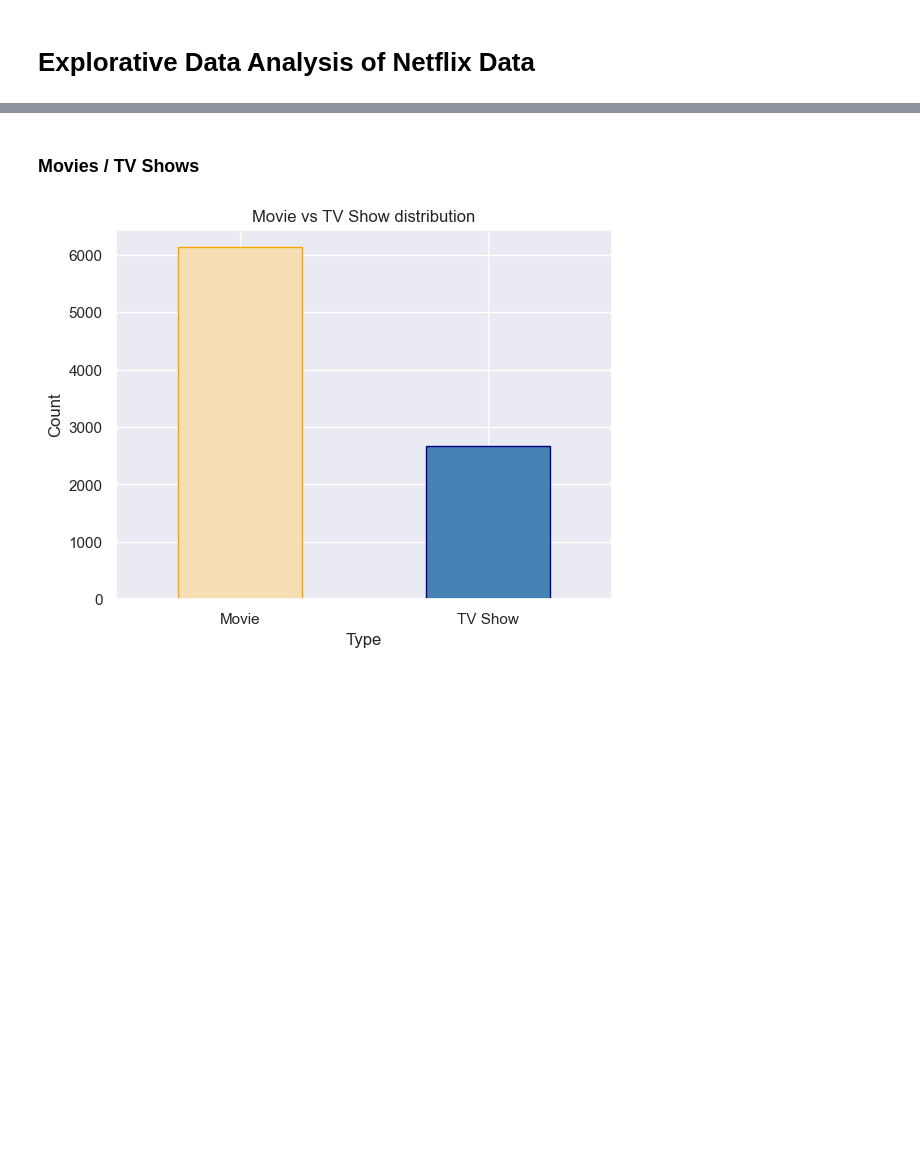
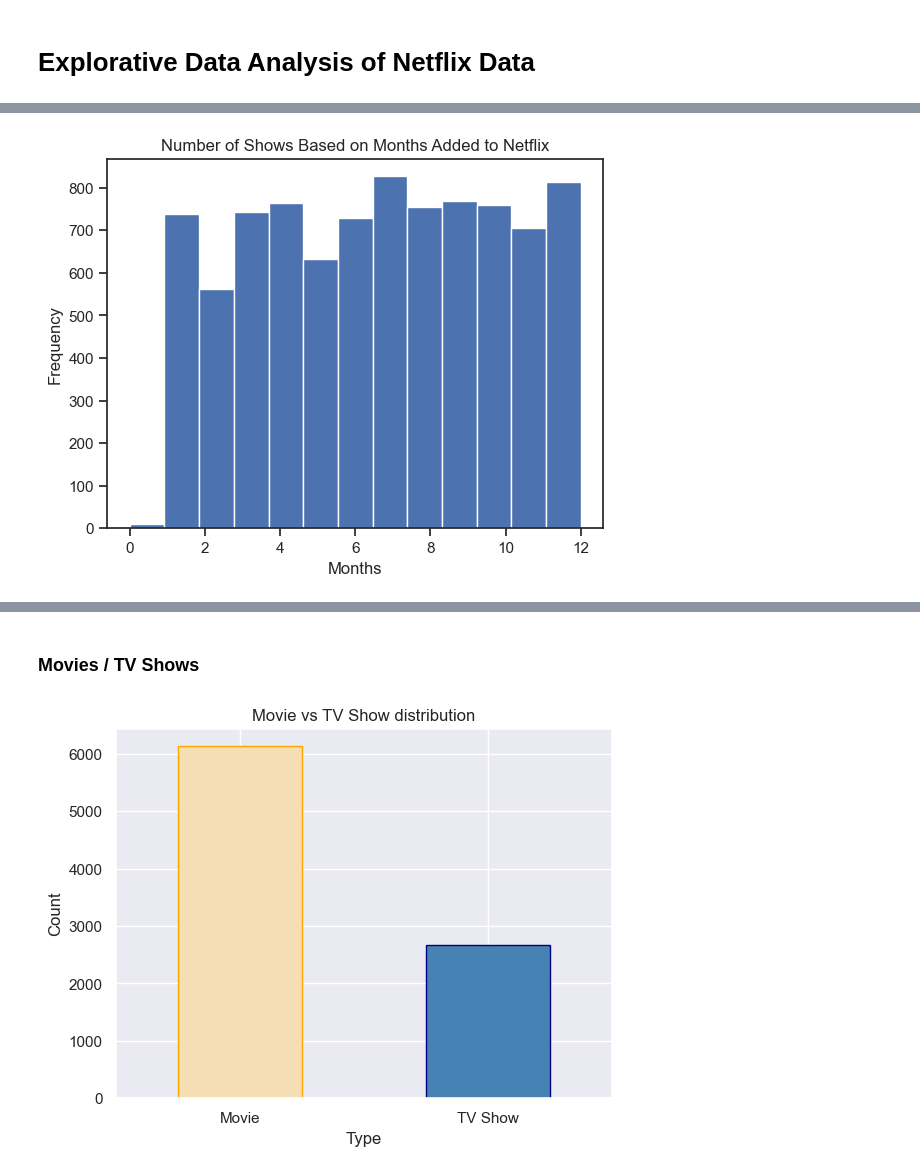
Before and after one commit to DaniloGrujic/netflix-data, a Jupyter notebook: EDA_netflix.ipynb, the cells around one changed output, grey strips where cells are left out. Cells and saved outputs as stored; diff of their text form; code cells hidden in the pictures; blank space fills up the shorter version.

```diff
--- a/EDA_netflix.ipynb
+++ b/EDA_netflix.ipynb
@@ -80,0 +82,8 @@ plt.show()
+# %%
+month_added = df['date_added'].dt.month.fillna(0)
+day_added = df['date_added'].dt.day.dropna()
+# %%
+month_added.plot(kind='hist', bins=13, title='Number of Shows Based on Months Added to Netflix', xlabel='Months')
+plt.show()
+# %% [output]
+[figure, added]
```
Also changed, not shown: parts of 5 cells of this notebook.
